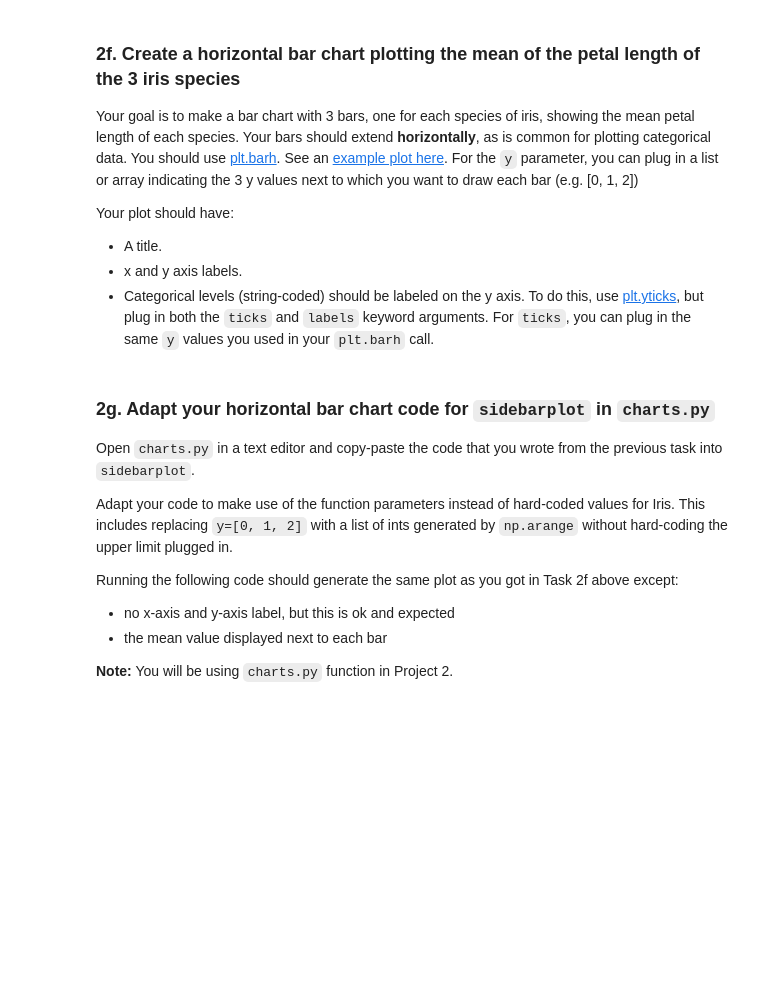
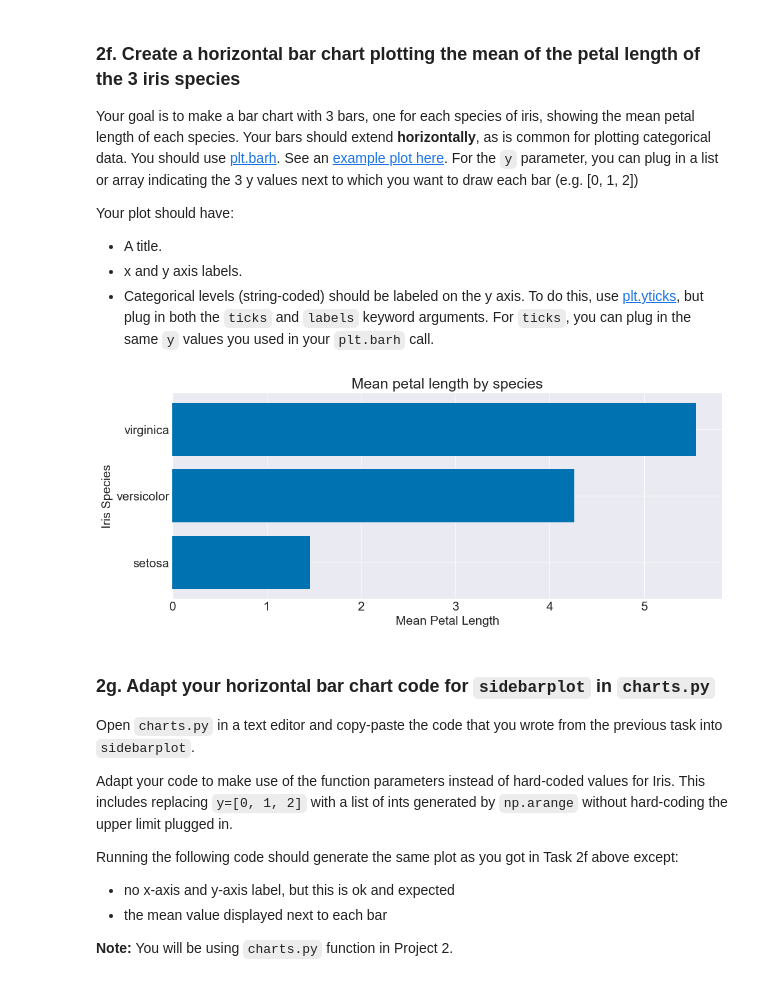
Before and after one commit to francisohara24/CS251, a Jupyter notebook: Week 3/Lab02/Lab02.ipynb, the cells around one changed output. Cells and saved outputs as stored; diff of their text form; code cells hidden in the pictures; blank space fills up the shorter version.

```diff
--- a/Week 3/Lab02/Lab02.ipynb
+++ b/Week 3/Lab02/Lab02.ipynb
@@ -35,6 +36,8 @@ np.set_printoptions(suppress=True, precision=5)
 # KEEP ME
 iris_vars = ['sepal_length', 'sepal_width', 'petal_length', 'petal_width', 'species']
 cat2levels = {'species': ['setosa', 'versicolor', 'virginica']}
+
+iris_data = np.genfromtxt("./data/iris.csv", delimiter=",")
 # %% [markdown]
 ## Task 2: Logical indexing
 
@@ -76,3 +124,11 @@ Index into the original data array and plug in the same logical array from Task
 2. Adapt what you did in Task 2c to fill in the mean petal length of each species using logical indexing. You should only write 1 line of code per species (**at most 3 lines of code for computing means, no loops!!**).
 
 You should get: `[1.462 4.26  5.552]`
+# %%
+means = np.zeros((3,))
+
+means[0] = iris_data[:,2][iris_data[:,4] == 0].mean()
+means[1] = iris_data[:,2][iris_data[:,4] == 1].mean()
+means[2] = iris_data[:,2][iris_data[:,4] == 2].mean()
+
+print(means)
@@ -85,6 +143,14 @@ Your plot should have:
 - A title.
 - x and y axis labels.
 - Categorical levels (string-coded) should be labeled on the y axis. To do this, use [plt.yticks](https://matplotlib.org/stable/api/_as_gen/matplotlib.pyplot.yticks.html), but plug in both the `ticks` and `labels` keyword arguments. For `ticks`, you can plug in the same `y` values you used in your `plt.barh` call.
+# %%
+plt.barh(cat2levels["species"], means)
+plt.title("Mean petal length by species")
+plt.ylabel("Iris Species")
+plt.xlabel("Mean Petal Length")
+plt.show()
+# %% [output]
+[figure, added]
 # %% [markdown]
 ### 2g. Adapt your horizontal bar chart code for `sidebarplot` in `charts.py`
 
```
Also changed, not shown: parts of 15 cells of this notebook, 1 other file.
